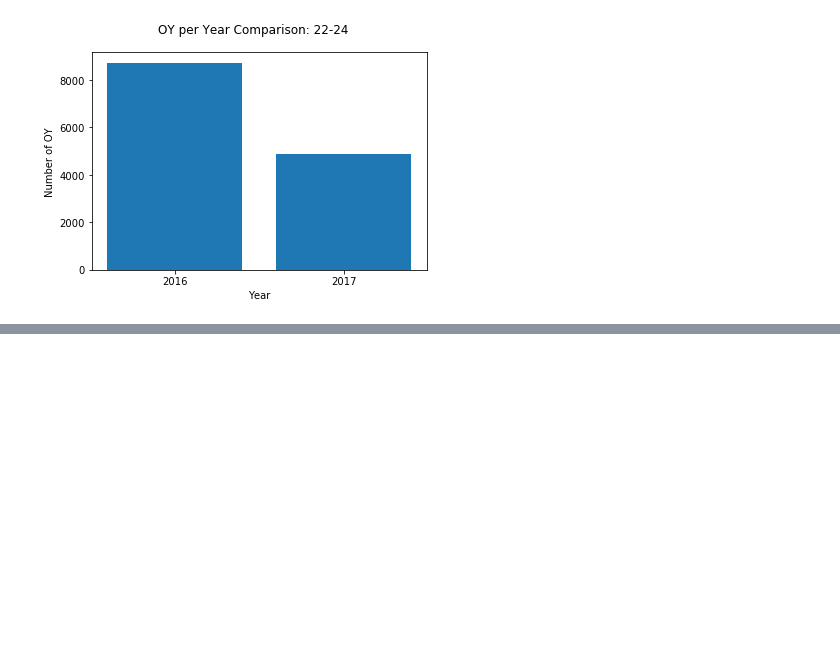
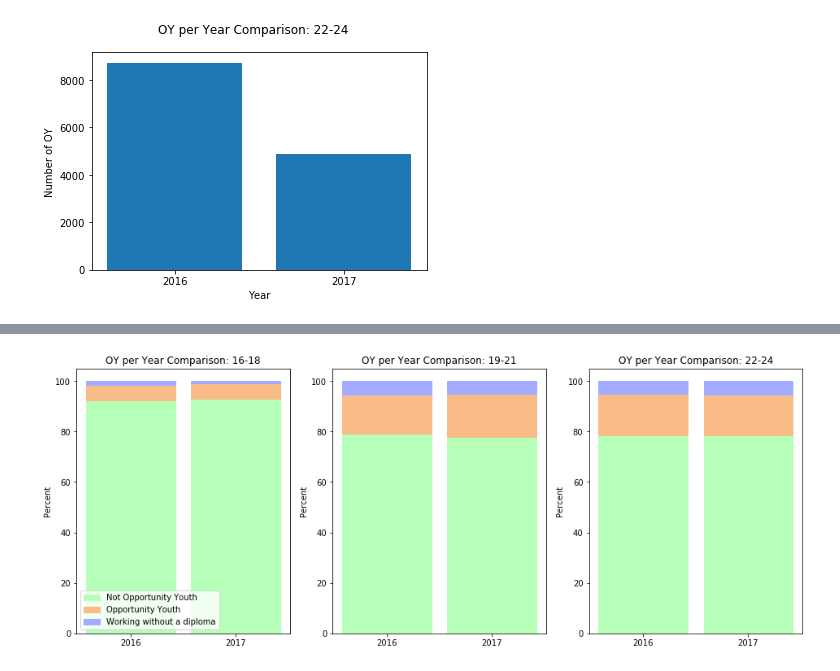
Before and after one commit to karenkathryn/opportunity_youth, a Jupyter notebook: OY_Status.ipynb, the cells around one changed output, grey strips where cells are left out. Drawn from its saved outputs; the diff is of its cells as text; code cells hidden in the pictures; blank space fills up the shorter version.

```diff
--- a/OY_Status.ipynb
+++ b/OY_Status.ipynb
@@ -235,0 +256,59 @@ plt.show()
+# %%
+#Data
+#green oy_no
+#orange oy_yes
+#blue working w/o diploma
+r = np.arange(2)
+raw_data_1 = {'greenBars': [df_oy_pct.loc['oy_no', '16-18'], 93],
+            'orangeBars': [df_oy_pct.loc['oy_yes', '16-18'], 6],
+            'blueBars': [df_oy_pct.loc['working w/o a diploma','16-18'], 1]
+           }
+
+raw_data_2 = {'greenBars': [df_oy_pct.loc['oy_no', '19-21'], 78],
+            'orangeBars': [df_oy_pct.loc['oy_yes', '19-21'], 17],
+            'blueBars': [df_oy_pct.loc['working w/o a diploma','19-21'], 5]
+           }
+
+raw_data_3 = {'greenBars': [df_oy_pct.loc['oy_no', '22-24'], 78.5],
+            'orangeBars': [df_oy_pct.loc['oy_yes', '22-24'], 16],
+            'blueBars': [df_oy_pct.loc['working w/o a diploma','22-24'], 5.5]
+           }
+
+raw_data = [raw_data_1, raw_data_2, raw_data_3]
+fig, ax = plt.subplots(nrows=1, ncols=3, figsize=(16,6))
+ax[0], ax[1], ax[2] = ax.flatten()
+t = ['OY per Year Comparison: 16-18', 'OY per Year Comparison: 19-21', 'OY per Year Comparison: 22-24'];
+
+
+for data in range(3):
+    df = pd.DataFrame(raw_data[data])
+
+    # # From raw value to percentage
+    totals = [i+j+k for i,j,k in zip(df['greenBars'], df['orangeBars'], df['blueBars'])]
+    greenBars = [i / j * 100 for i,j in zip(df['greenBars'], totals)]
+    orangeBars = [i / j * 100 for i,j in zip(df['orangeBars'], totals)]
+    blueBars = [i / j * 100 for i,j in zip(df['blueBars'], totals)]
+
+    # plot
+    barWidth = 0.85
+    names = ('2016','2017')
+
+    # Create green Bars
+    p1 = ax[data].bar(r, greenBars, color='#b5ffb9', edgecolor='#b5ffb9', width=barWidth, )
+    # Create orange Bars
+    p2 = ax[data].bar(r, orangeBars, bottom=greenBars, color='#f9bc86', edgecolor='#f9bc86', width=barWidth)
+    # Create blue Bars
+    p3 = ax[data].bar(r, blueBars, bottom=[i+j for i,j in zip(greenBars, orangeBars)], color='#a3acff', edgecolor='#a3acff', width=barWidth)
+
+    # Custom x axis
+    ax[data].set_xticks([0,1])
+    ax[data].set_xticklabels(['2016','2017'])
+    ax[data].set_ylabel('Percent')
+    ax[data].set_title(t[data])
+
+# Show graphic
+
+ax[0].legend((p1[0], p2[0], p3[0]), ('Not Opportunity Youth', 'Opportunity Youth', 'Working without a diploma'), loc='lower left')
+plt.show()
+# %% [output]
+[figure, added]
```
Also changed, not shown: parts of 1 cell of this notebook.
